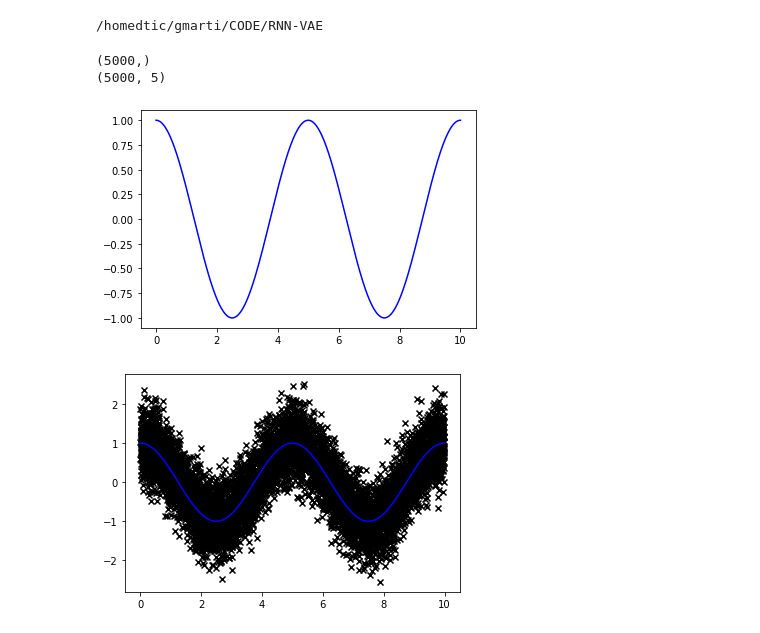
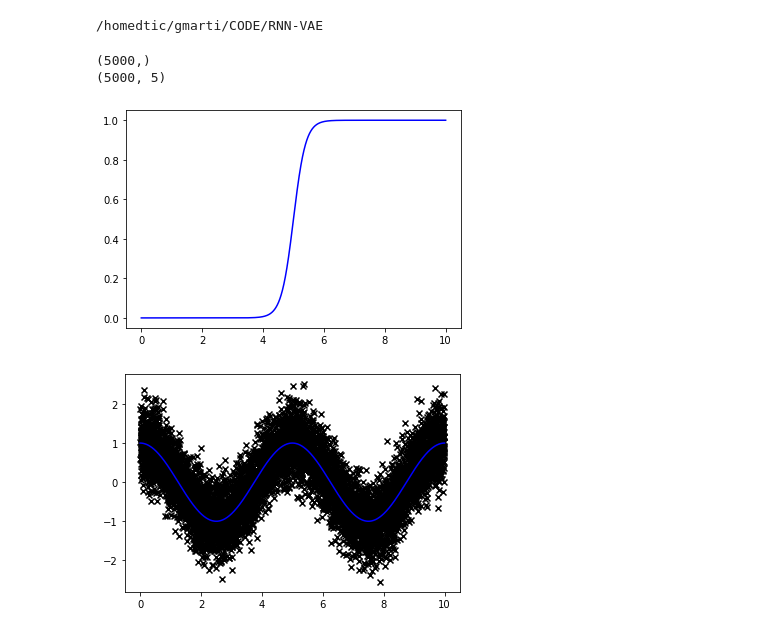
Before and after one commit to GerardMJuan/RNN-VAE, a Jupyter notebook: evaluation/synthetic_data.ipynb, the cells around one changed output. Saved outputs shown, nothing was run; the diff lists cells and outputs as text; code cells hidden in the pictures.

```diff
--- a/evaluation/synthetic_data.ipynb
+++ b/evaluation/synthetic_data.ipynb
@@ -36,19 +36,19 @@ equal_spacing=True
 #Create class object
 gen_model = SinDataGenerator(curves, ntp, noise, variable_tp, equal_spacing)
 # %%
-feat = 2
+feat = 4
 #Generate a random sample and visualize it with the base signal
 x, y = gen_model.generate_full_signal()
 print(x.shape)
 print(y.shape)
 # X, Y = gen_model.sample()
 plt.plot(x, y[:, feat], '-', c='blue')
 # plt.scatter(x=X, y=Y[feat, :], color='black', marker='x')
 plt.show()
 # %% [output]
 (5000,)
 (5000, 5)
-[figure, old version]
+[figure, new version]
 # %%
 #Generate n random samples
 x, y = gen_model.generate_full_signal()
```
Also changed, not shown: 5 other files.
